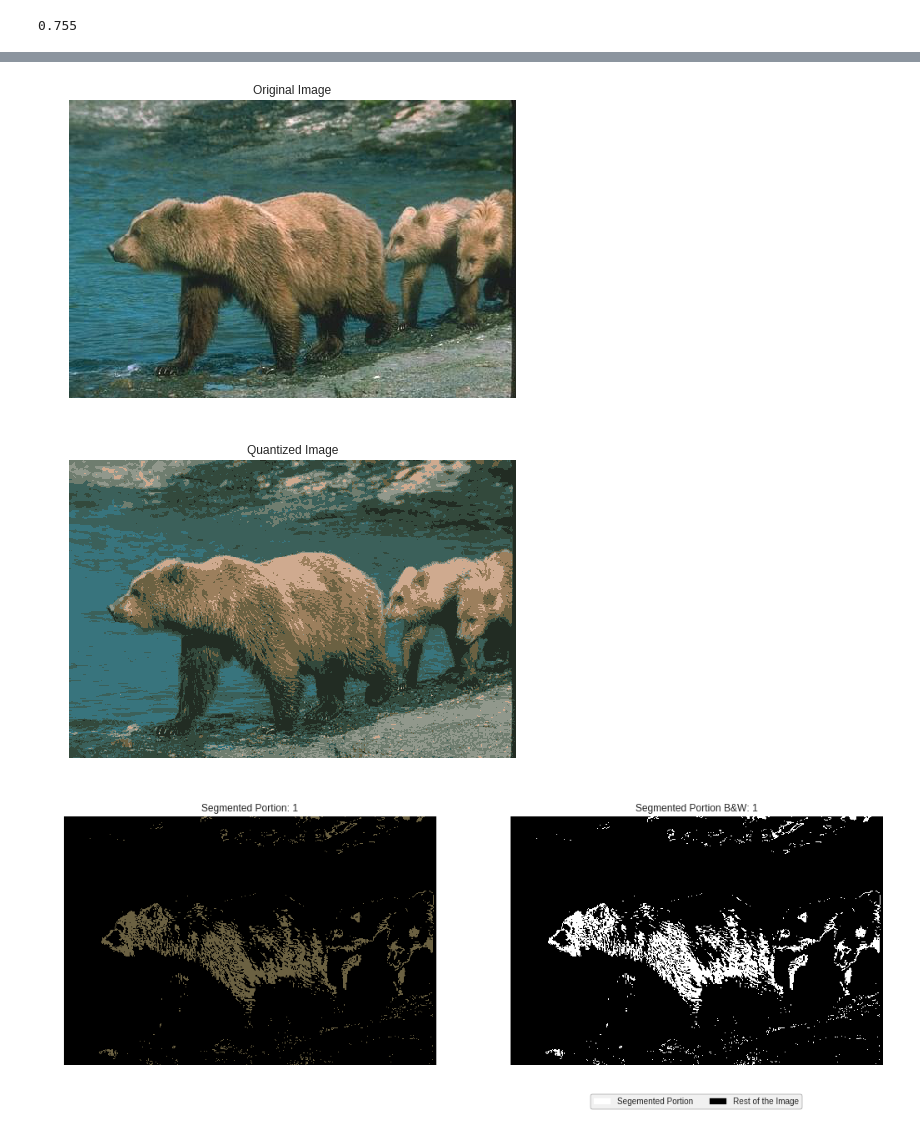
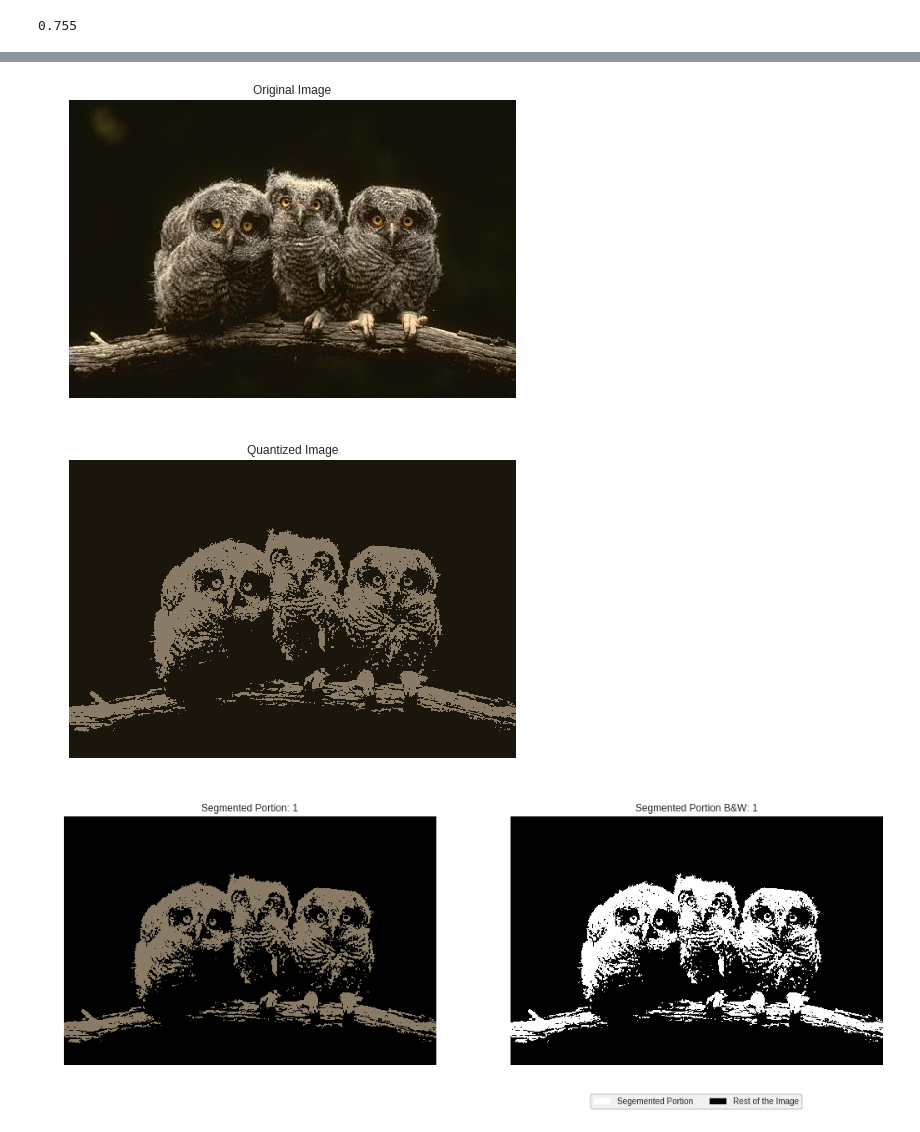
Before and after one commit to anr007/Image-Segmentation, a Jupyter notebook: Color_Quantization.ipynb, the cells around one changed output, grey strips where cells are left out. Drawn from its saved outputs; the diff is of its cells as text; code cells hidden in the pictures.

Commit message:
Optimized image plot with more description

```diff
--- a/Color_Quantization.ipynb
+++ b/Color_Quantization.ipynb
@@ -426,8 +404,8 @@ def fcm_seg(image_url, cluster_count):
 
     return fuzzy_seg_image, fcm_centers
 # %%
-url = 'https://www2.eecs.berkeley.edu/Research/Projects/CS/vision/grouping/segbench/BSDS300/html/images/plain/normal/color/100075.jpg'
-clusters = 9
+url = 'https://www2.eecs.berkeley.edu/Research/Projects/CS/vision/bsds/BSDS300/html/images/plain/normal/color/42044.jpg'
+clusters = 2
 fcm_seg_image,fcm_centers = fcm_seg(image_url=url,cluster_count=clusters)
 # %% [output]
 original shape: (321, 481, 3)
@@ -444,3 +415,3 @@ centers: [[107.47578161  97.25735149  66.31888398]
-[figure, old version]
+[figure, new version]
-[figure, old version]
+[figure, new version]
-[figure, old version]
+[figure, new version]
```
Also changed, not shown: parts of 7 cells of this notebook.
